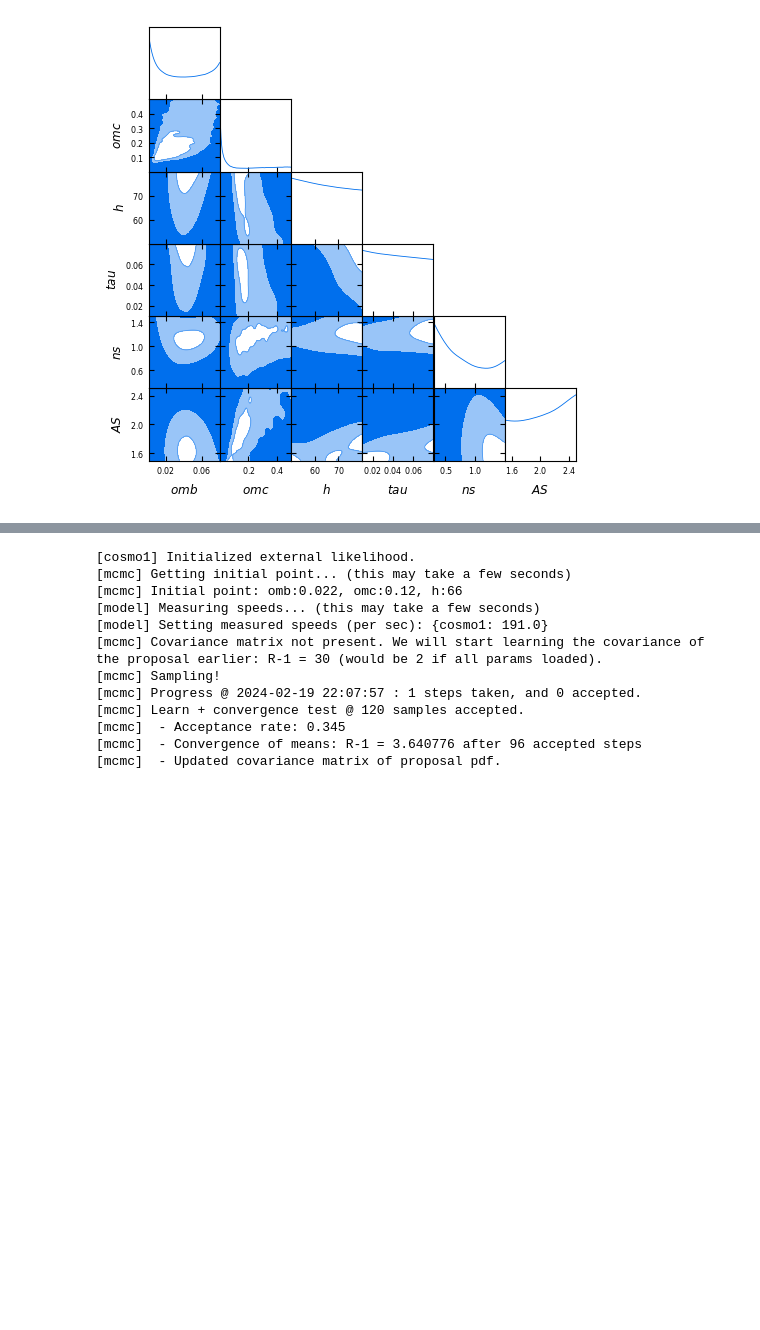
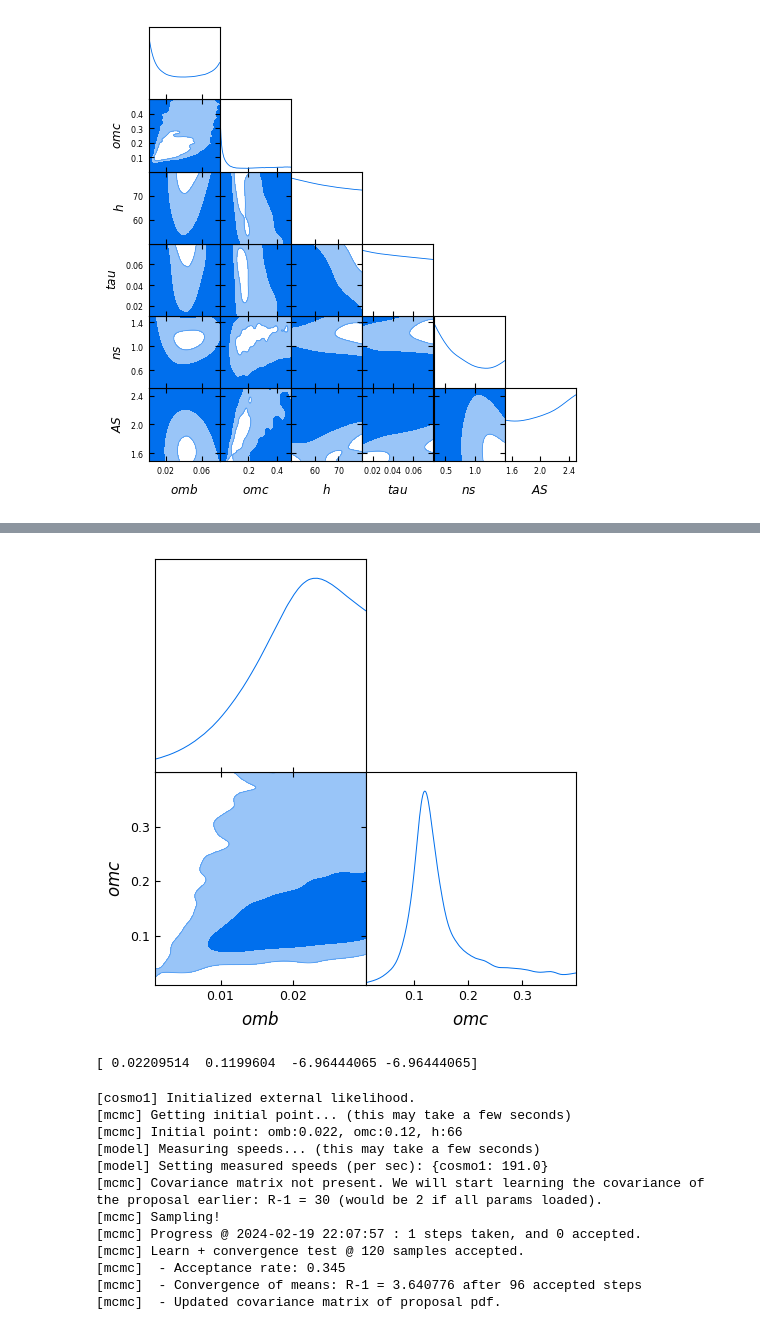
Before and after one commit to arjun-pandi/project_cosmology, a Jupyter notebook: Planks/Cobaya_1parameters.ipynb, the cells around one changed output, grey strips where cells are left out. Saved outputs shown, nothing was run; the diff lists cells and outputs as text; code cells hidden in the pictures; blank space fills up the shorter version.

Commit message:
Cobaya
Updated cobaya and emcee after meeting

```diff
--- a/Planks/Cobaya_1parameters.ipynb
+++ b/Planks/Cobaya_1parameters.ipynb
@@ -189,3 +191,18 @@ print(np.shape(gdsamples[6]))
 [mcmc] *WARNING* When combining chains, it is recommended to remove some initial fraction, e.g. 'skip_samples=0.3'
 (488640,)
 [figure]
+# %%
+def cobaya_com2(omb,omc):
+    return (10-np.log(Cosmo_Power(omb,omc,66.78,0.0554,0.945,2.096)))
+# below is parameters for 6 parameter cosmopower
+info = {"likelihood": {"cosmo1": cobaya_com2}}
+info["params"] = {
+   "omb": {"prior": {"min": 0.001, "max": 0.03}, "ref": 0.022, "proposal": 0.001},
+    "omc": {"prior": {"min": 0.01, "max": 0.4}, "ref": 0.12, "proposal": 0.01},
+
+    }
+info["sampler"] = {"mcmc": {"Rminus1_stop": 0.0001, "max_tries": 1000}}
+st = time.time()
+updated_info, sampler = run(info)
+et = time.time()
+print(time_hr(et-st))
@@ -191,0 +239,9 @@ print(np.shape(gdsamples[6]))
+# %%
+%matplotlib inline
+import getdist.plots as gdplt
+
+gdsamples = sampler.products(to_getdist=True)["sample"]
+gdplot = gdplt.get_subplot_plotter(width_inch=5)
+gdplot.triangle_plot(gdsamples, ["omb","omc"], filled=True)
+print(np.shape(gdsamples[2]))
+# %% [output]
@@ -192,3 +250,8 @@ print(np.shape(gdsamples[6]))
+[figure, added]
+# %%
+print(gdsamples.samples[np.argmin(gdsamples.loglikes)])
+# %% [output]
+[ 0.02209514  0.1199604  -6.96444065 -6.96444065]
 # %%
 def cobaya_com3(omb,omc,h):
     return (10-np.log(Cosmo_Power(omb,omc,h,0.0554,0.945,2.096)))
```
Also changed, not shown: parts of 6 cells of this notebook, 2 other files.
